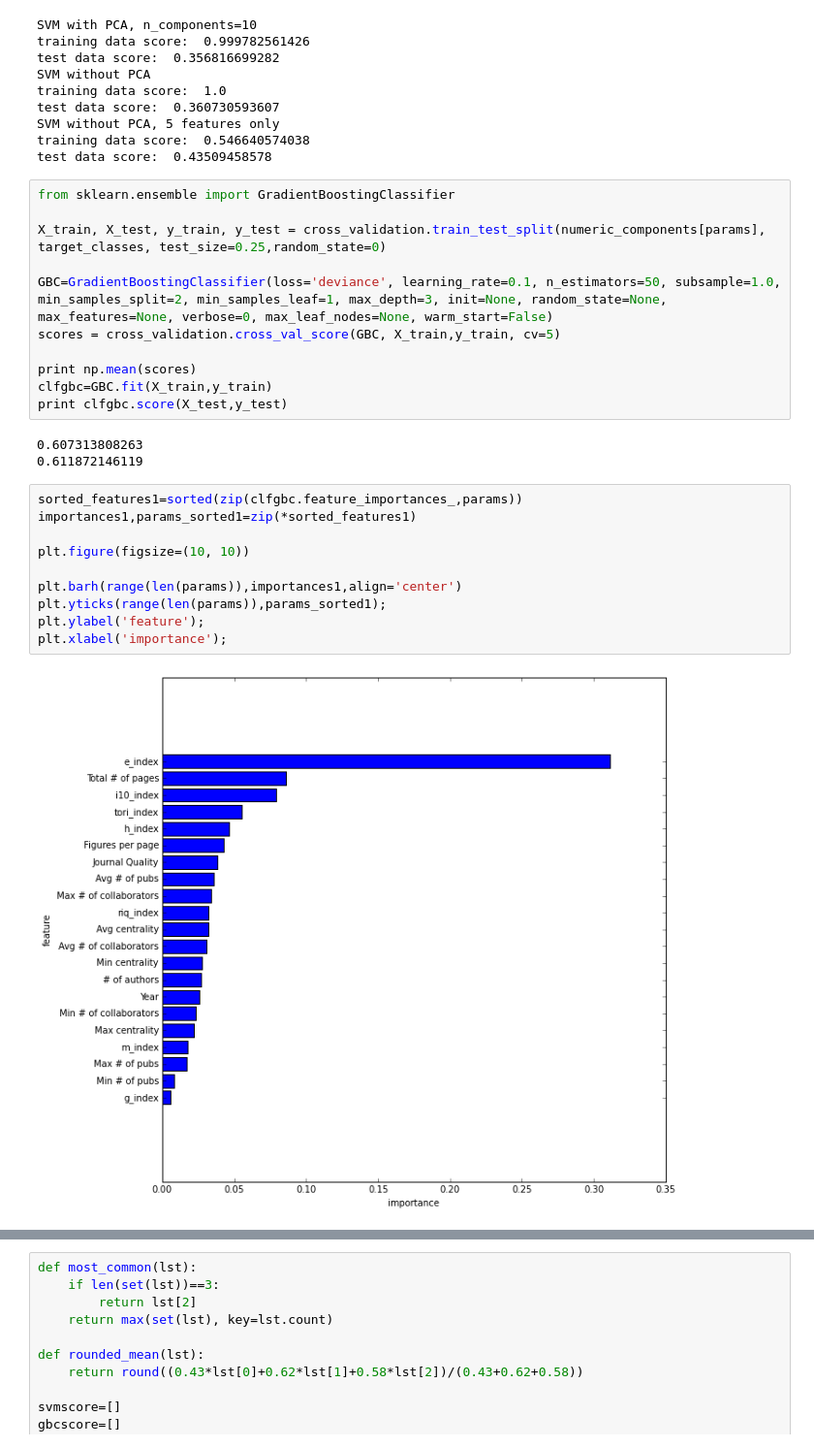
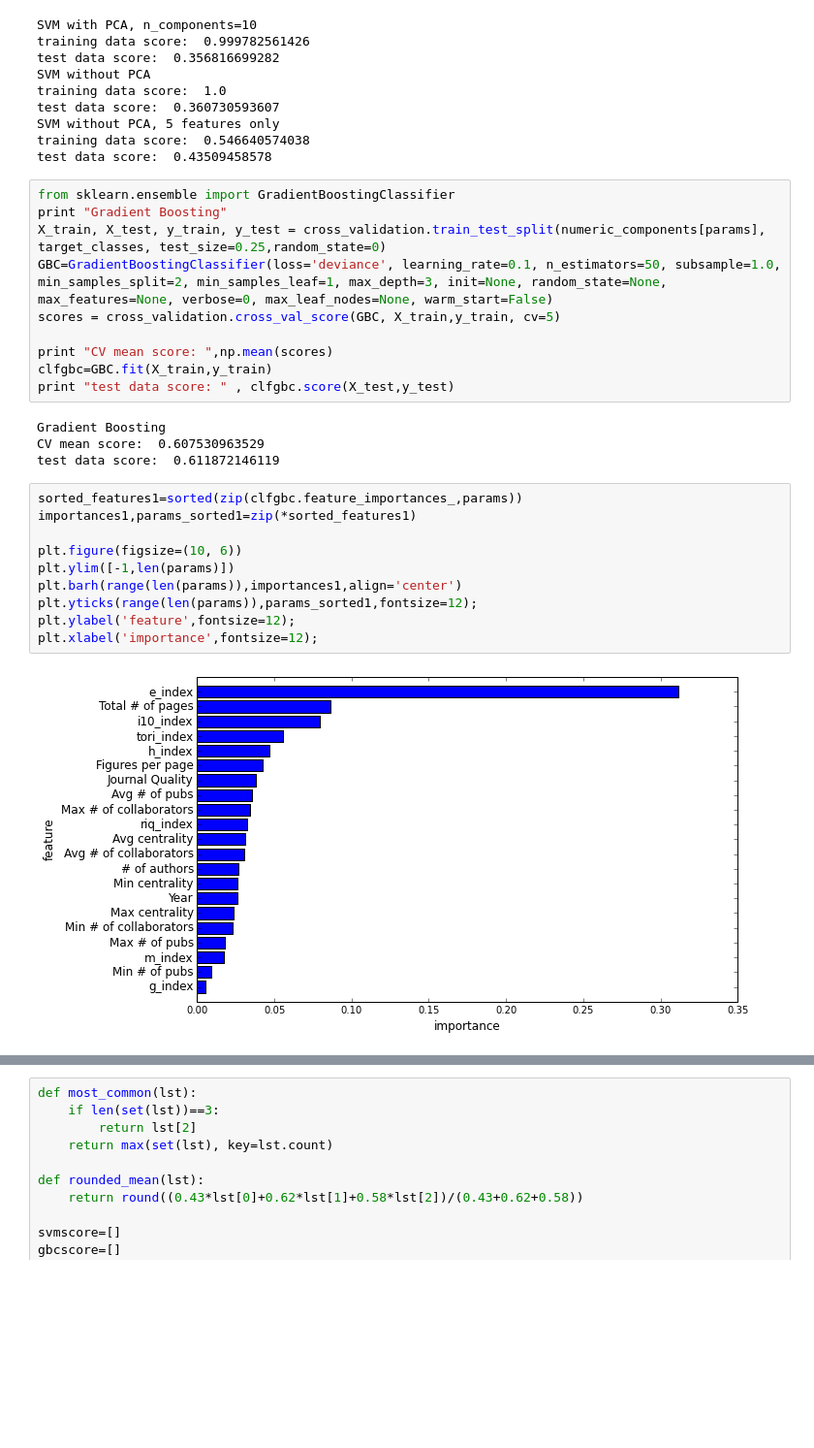
Before and after one commit to ahuja0007/team_citation, a Jupyter notebook: Inspire_analysis_sam.ipynb, the cells around one changed output, grey strips where cells are left out. Shown at 97% size. Cells and saved outputs as stored; diff of their text form; blank space fills up the shorter version.

```diff
--- a/Inspire_analysis_sam.ipynb
+++ b/Inspire_analysis_sam.ipynb
@@ -177,30 +175,30 @@ training data score:  0.546640574038
 test data score:  0.43509458578
 # %%
 from sklearn.ensemble import GradientBoostingClassifier
-
+print "Gradient Boosting"
 X_train, X_test, y_train, y_test = cross_validation.train_test_split(numeric_components[params], target_classes, test_size=0.25,random_state=0)
-
 GBC=GradientBoostingClassifier(loss='deviance', learning_rate=0.1, n_estimators=50, subsample=1.0, min_samples_split=2, min_samples_leaf=1, max_depth=3, init=None, random_state=None, max_features=None, verbose=0, max_leaf_nodes=None, warm_start=False)
 scores = cross_validation.cross_val_score(GBC, X_train,y_train, cv=5)
 
-print np.mean(scores)
+print "CV mean score: ",np.mean(scores)
 clfgbc=GBC.fit(X_train,y_train)
-print clfgbc.score(X_test,y_test)
+print "test data score: " , clfgbc.score(X_test,y_test)
 # %% [output]
-0.607313808263
-0.611872146119
+Gradient Boosting
+CV mean score:  0.607530963529
+test data score:  0.611872146119
 # %%
 sorted_features1=sorted(zip(clfgbc.feature_importances_,params))
 importances1,params_sorted1=zip(*sorted_features1)
 
-plt.figure(figsize=(10, 10))
-
+plt.figure(figsize=(10, 6))
+plt.ylim([-1,len(params)])
 plt.barh(range(len(params)),importances1,align='center')
-plt.yticks(range(len(params)),params_sorted1);
-plt.ylabel('feature');
-plt.xlabel('importance');
+plt.yticks(range(len(params)),params_sorted1,fontsize=12);
+plt.ylabel('feature',fontsize=12);
+plt.xlabel('importance',fontsize=12);
 # %% [output]
-[figure, old version]
+[figure, new version]
 # %%
 from sklearn.ensemble import AdaBoostClassifier
 
```
Also changed, not shown: parts of 6 cells of this notebook.
